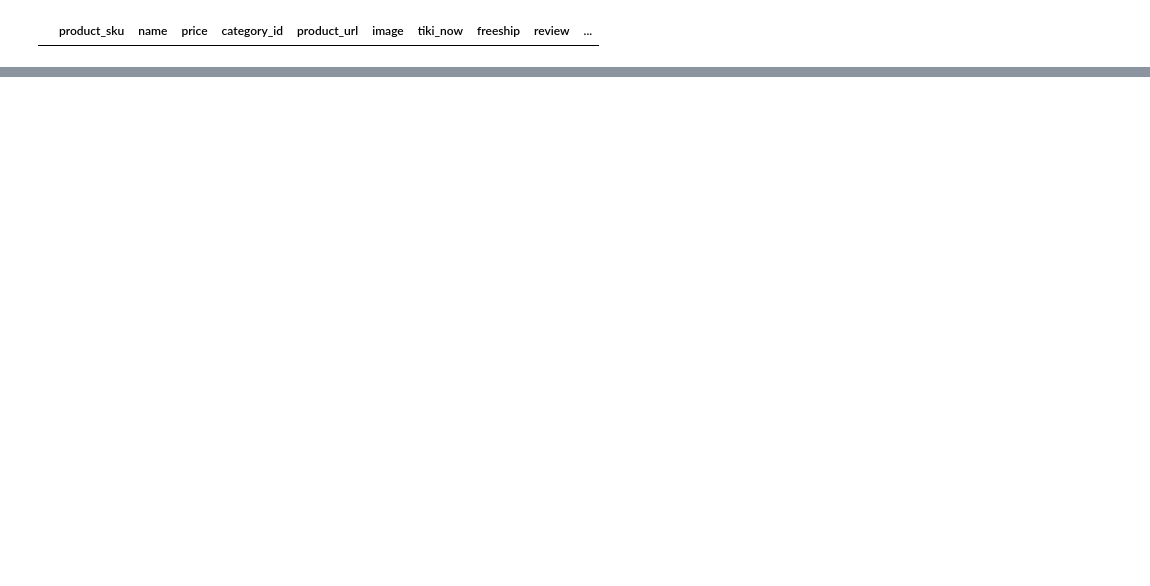
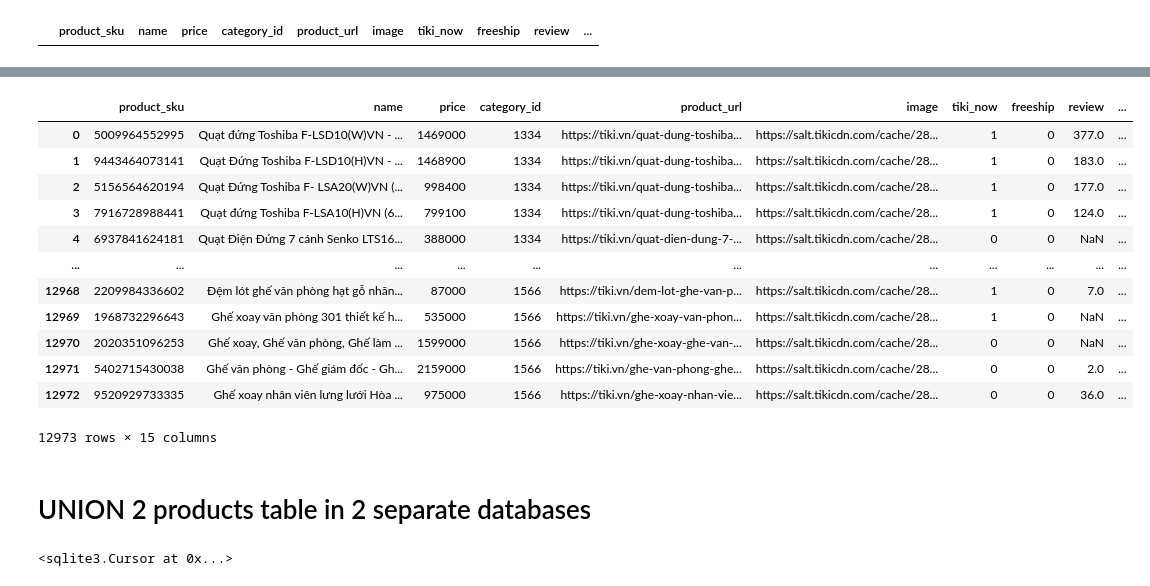
Before and after one commit to tannguyen2512/CS_week2_project_scrape_Tiki_categories_products, a Jupyter notebook: WeeklyProject_Get_Tiki_main_categories_sub_categories.ipynb, the cells around one changed output, grey strips where cells are left out. Drawn from its saved outputs; the diff is of its cells as text; code cells hidden in the pictures; blank space fills up the shorter version.

```diff
--- a/WeeklyProject_Get_Tiki_main_categories_sub_categories.ipynb
+++ b/WeeklyProject_Get_Tiki_main_categories_sub_categories.ipynb
@@ -155,6 +217,5 @@ Drive already mounted at /content/gdrive; to attempt to forcibly remount, call d
 # %%
-PATH_TO_DB = '/content/gdrive/MyDrive/'
-conn = sqlite3.connect(PATH_TO_DB+'tiki.db')
+conn = sqlite3.connect('/content/gdrive/MyDrive/tiki_tan2.db')
 cur = conn.cursor()
 # %%
 # Create table categories in the database using a function
@@ -680,0 +564,18 @@ And make sure to put sleep() when you crawl, otherwise you will crash very often
+# %%
+select_query('SELECT * FROM products ORDER BY category_id')
+# %% [output]
+|  | product_sku | name | price | category_id | product_url | image | tiki_now | freeship | review | ... |
+| 0 | 5009964552995 | Quạt đứng Toshiba F-LSD10(W)VN - ... | 1469000 | 1334 | https://tiki.vn/quat-dung-toshiba... | https://salt.tikicdn.com/cache/28... | 1 | 0 | 377.0 | ... |
+| 1 | 9443464073141 | Quạt Đứng Toshiba F-LSD10(H)VN - ... | 1468900 | 1334 | https://tiki.vn/quat-dung-toshiba... | https://salt.tikicdn.com/cache/28... | 1 | 0 | 183.0 | ... |
+| 2 | 5156564620194 | Quạt Đứng Toshiba F- LSA20(W)VN (... | 998400 | 1334 | https://tiki.vn/quat-dung-toshiba... | https://salt.tikicdn.com/cache/28... | 1 | 0 | 177.0 | ... |
+| 3 | 7916728988441 | Quạt đứng Toshiba F-LSA10(H)VN (6... | 799100 | 1334 | https://tiki.vn/quat-dung-toshiba... | https://salt.tikicdn.com/cache/28... | 1 | 0 | 124.0 | ... |
+| 4 | 6937841624181 | Quạt Điện Đứng 7 cánh Senko LTS16... | 388000 | 1334 | https://tiki.vn/quat-dien-dung-7-... | https://salt.tikicdn.com/cache/28... | 0 | 0 | NaN | ... |
+| ... | ... | ... | ... | ... | ... | ... | ... | ... | ... | ... |
+| 12968 | 2209984336602 | Đệm lót ghế văn phòng hạt gỗ nhãn... | 87000 | 1566 | https://tiki.vn/dem-lot-ghe-van-p... | https://salt.tikicdn.com/cache/28... | 1 | 0 | 7.0 | ... |
+| 12969 | 1968732296643 | Ghế xoay văn phòng 301 thiết kế h... | 535000 | 1566 | https://tiki.vn/ghe-xoay-van-phon... | https://salt.tikicdn.com/cache/28... | 1 | 0 | NaN | ... |
+| 12970 | 2020351096253 | Ghế xoay, Ghế văn phòng, Ghế làm ... | 1599000 | 1566 | https://tiki.vn/ghe-xoay-ghe-van-... | https://salt.tikicdn.com/cache/28... | 0 | 0 | NaN | ... |
+| 12971 | 5402715430038 | Ghế văn phòng - Ghế giám đốc - Gh... | 2159000 | 1566 | https://tiki.vn/ghe-van-phong-ghe... | https://salt.tikicdn.com/cache/28... | 0 | 0 | 2.0 | ... |
+| 12972 | 9520929733335 | Ghế xoay nhân viên lưng lưới Hòa ... | 975000 | 1566 | https://tiki.vn/ghe-xoay-nhan-vie... | https://salt.tikicdn.com/cache/28... | 0 | 0 | 36.0 | ... |
+12973 rows × 15 columns
+# %% [markdown]
+# UNION 2 products table in 2 separate databases
@@ -680,0 +589,4 @@ And make sure to put sleep() when you crawl, otherwise you will crash very often
+# %%
+cur.execute('ATTACH DATABASE "/content/gdrive/MyDrive/tiki_ha.db" AS tiki2')
+# %% [output]
+<sqlite3.Cursor at 0x...>
```
Also changed, not shown: parts of 80 cells of this notebook.
